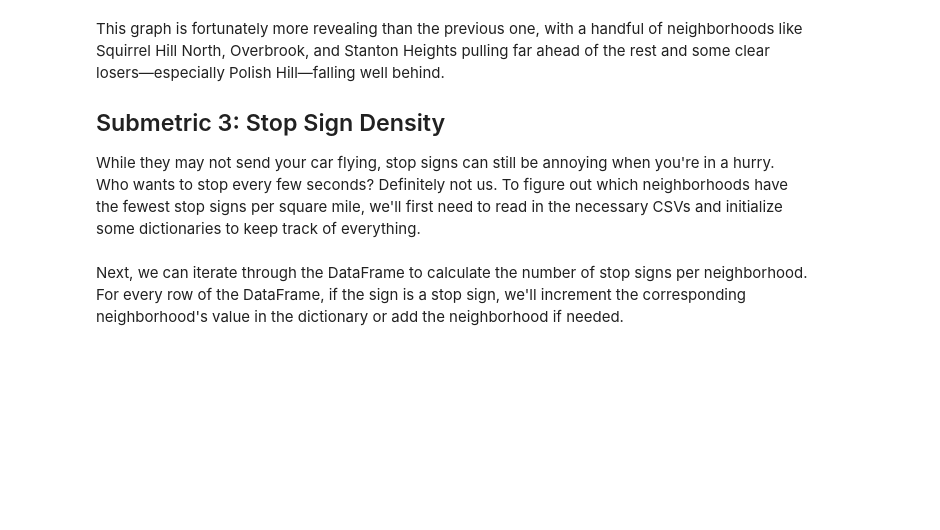
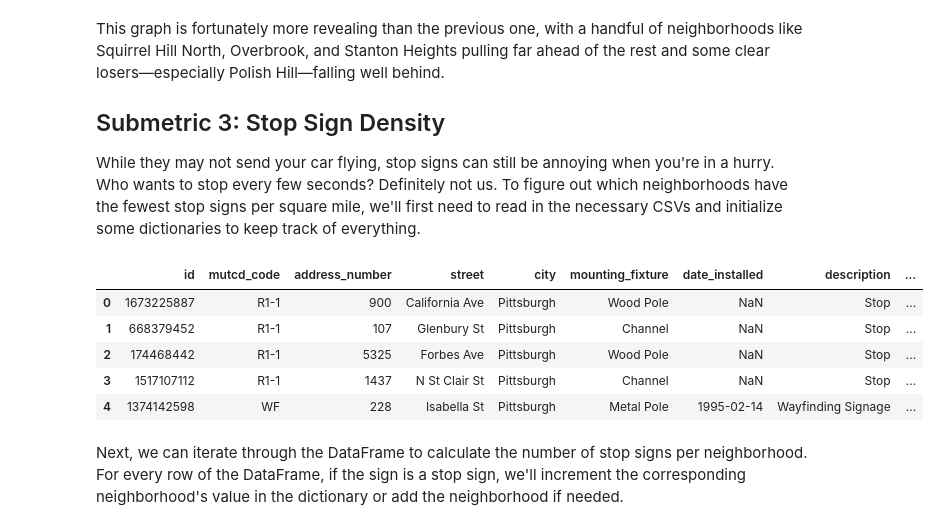
Before and after one commit to oclyde/CMPINF-0010-Final, a Jupyter notebook: Main.ipynb, the cells around one changed output. Drawn from its saved outputs; the diff is of its cells as text; code cells hidden in the pictures; blank space fills up the shorter version.

```diff
--- a/Main.ipynb
+++ b/Main.ipynb
@@ -90,8 +117,17 @@ While they may not send your car flying, stop signs can still be annoying when y
 # %%
 df = pd.read_csv("traffic_signs.csv")
 df_sizes = pd.read_csv("neighborhoods.csv")
 signs = {}  # neighborhood: # of stop signs
 sign_density = {}  # neighborhood: density of stop signs
+
+df.head()
+# %% [output]
+|  | id | mutcd_code | address_number | street | city | mounting_fixture | date_installed | description | ... |
+| 0 | 1673225887 | R1-1 | 900 | California Ave | Pittsburgh | Wood Pole | NaN | Stop | ... |
+| 1 | 668379452 | R1-1 | 107 | Glenbury St | Pittsburgh | Channel | NaN | Stop | ... |
+| 2 | 174468442 | R1-1 | 5325 | Forbes Ave | Pittsburgh | Wood Pole | NaN | Stop | ... |
+| 3 | 1517107112 | R1-1 | 1437 | N St Clair St | Pittsburgh | Channel | NaN | Stop | ... |
+| 4 | 1374142598 | WF | 228 | Isabella St | Pittsburgh | Metal Pole | 1995-02-14 | Wayfinding Signage | ... |
 # %% [markdown]
 Next, we can iterate through the DataFrame to calculate the number of stop signs per neighborhood. For every row of the DataFrame, if the sign is a stop sign, we'll increment the corresponding neighborhood's value in the dictionary or add the neighborhood if needed.
 # %%
```
Also changed, not shown: parts of 3 cells of this notebook.
